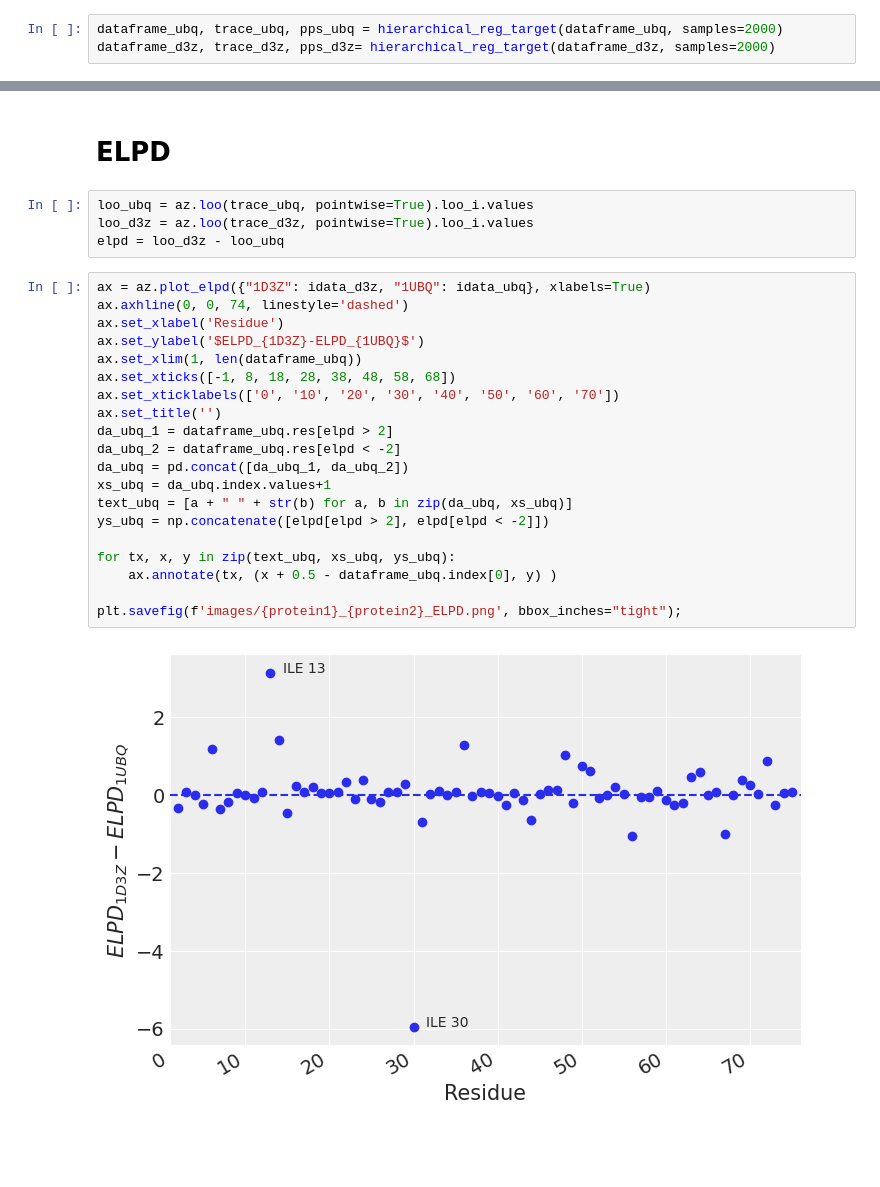
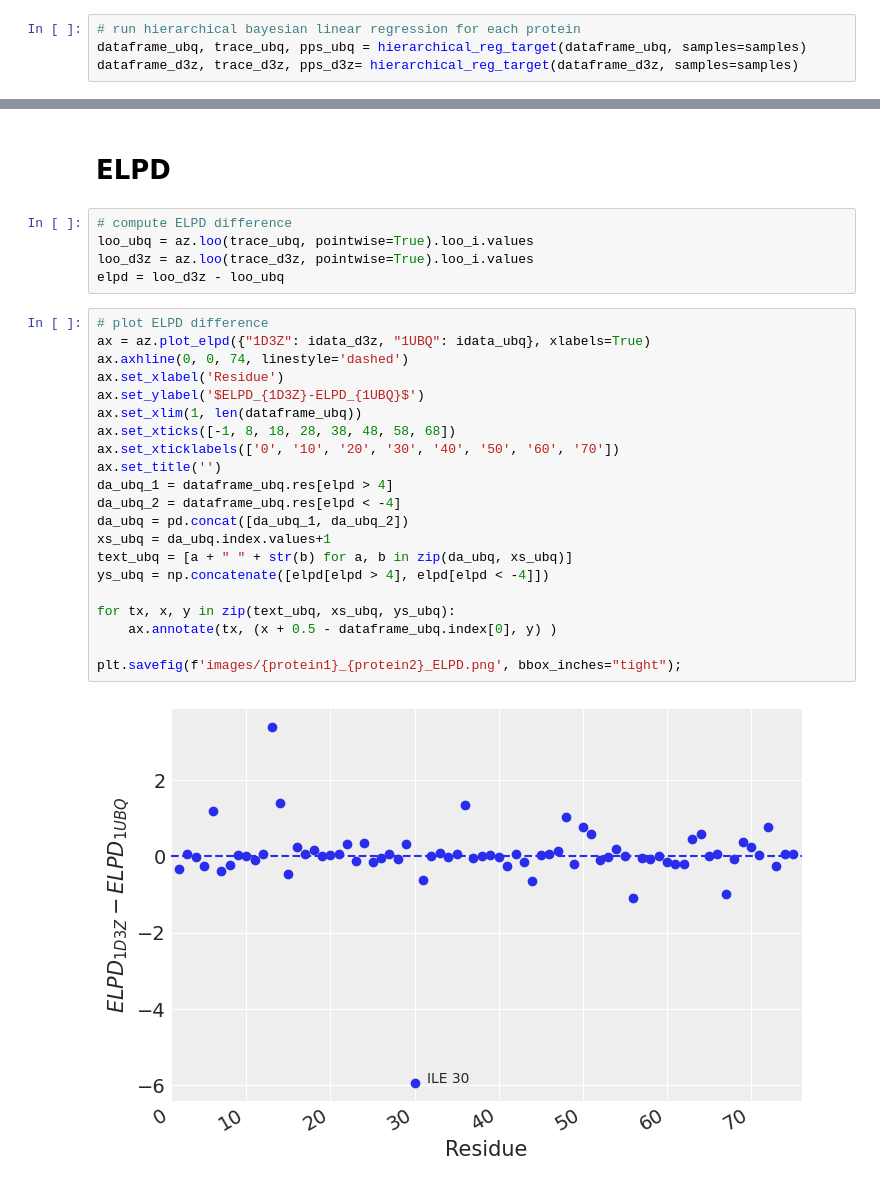
Before and after one commit to BIOS-IMASL/Hierarchical-Bayes-NMR-Validation, a Jupyter notebook: Example_LOO-PIT_K-hat_and_ELPD_plots.ipynb, the cells around one changed output, grey strips where cells are left out. Cells and saved outputs as stored; diff of their text form; blank space fills up the shorter version.

```diff
--- a/Example_LOO-PIT_K-hat_and_ELPD_plots.ipynb
+++ b/Example_LOO-PIT_K-hat_and_ELPD_plots.ipynb
@@ -18,6 +26,7 @@ samples = 2000
 dataframe_ubq = get_biomolecular_data(protein1, bmrb_code)
 dataframe_d3z = get_biomolecular_data(protein2, bmrb_code)
 # %%
-dataframe_ubq, trace_ubq, pps_ubq = hierarchical_reg_target(dataframe_ubq, samples=2000)
-dataframe_d3z, trace_d3z, pps_d3z= hierarchical_reg_target(dataframe_d3z, samples=2000)
+# run hierarchical bayesian linear regression for each protein
+dataframe_ubq, trace_ubq, pps_ubq = hierarchical_reg_target(dataframe_ubq, samples=samples)
+dataframe_d3z, trace_d3z, pps_d3z= hierarchical_reg_target(dataframe_d3z, samples=samples)
 # %% [output]
@@ -123,31 +114,33 @@ plt.savefig(f"images/{protein1}_{protein2}_khat.png")
 # %% [markdown]
 # ELPD
 # %%
+# compute ELPD difference
 loo_ubq = az.loo(trace_ubq, pointwise=True).loo_i.values
 loo_d3z = az.loo(trace_d3z, pointwise=True).loo_i.values
 elpd = loo_d3z - loo_ubq
 # %%
+# plot ELPD difference
 ax = az.plot_elpd({"1D3Z": idata_d3z, "1UBQ": idata_ubq}, xlabels=True)
 ax.axhline(0, 0, 74, linestyle='dashed')
 ax.set_xlabel('Residue')
 ax.set_ylabel('$ELPD_{1D3Z}-ELPD_{1UBQ}$')
 ax.set_xlim(1, len(dataframe_ubq))
 ax.set_xticks([-1, 8, 18, 28, 38, 48, 58, 68])
 ax.set_xticklabels(['0', '10', '20', '30', '40', '50', '60', '70'])
 ax.set_title('')
-da_ubq_1 = dataframe_ubq.res[elpd > 2]
-da_ubq_2 = dataframe_ubq.res[elpd < -2]
+da_ubq_1 = dataframe_ubq.res[elpd > 4]
+da_ubq_2 = dataframe_ubq.res[elpd < -4]
 da_ubq = pd.concat([da_ubq_1, da_ubq_2])
 xs_ubq = da_ubq.index.values+1
 text_ubq = [a + " " + str(b) for a, b in zip(da_ubq, xs_ubq)]
-ys_ubq = np.concatenate([elpd[elpd > 2], elpd[elpd < -2]])
+ys_ubq = np.concatenate([elpd[elpd > 4], elpd[elpd < -4]])
 
 for tx, x, y in zip(text_ubq, xs_ubq, ys_ubq):
     ax.annotate(tx, (x + 0.5 - dataframe_ubq.index[0], y) )
 
 plt.savefig(f'images/{protein1}_{protein2}_ELPD.png', bbox_inches="tight");
 # %% [output]
-[figure, old version]
+[figure, new version]
 # %%
 %watermark -v -m -p numpy,matplotlib,pymc3,arviz
 # %% [output]
```
Also changed, not shown: parts of 11 cells of this notebook, 4 other files.
